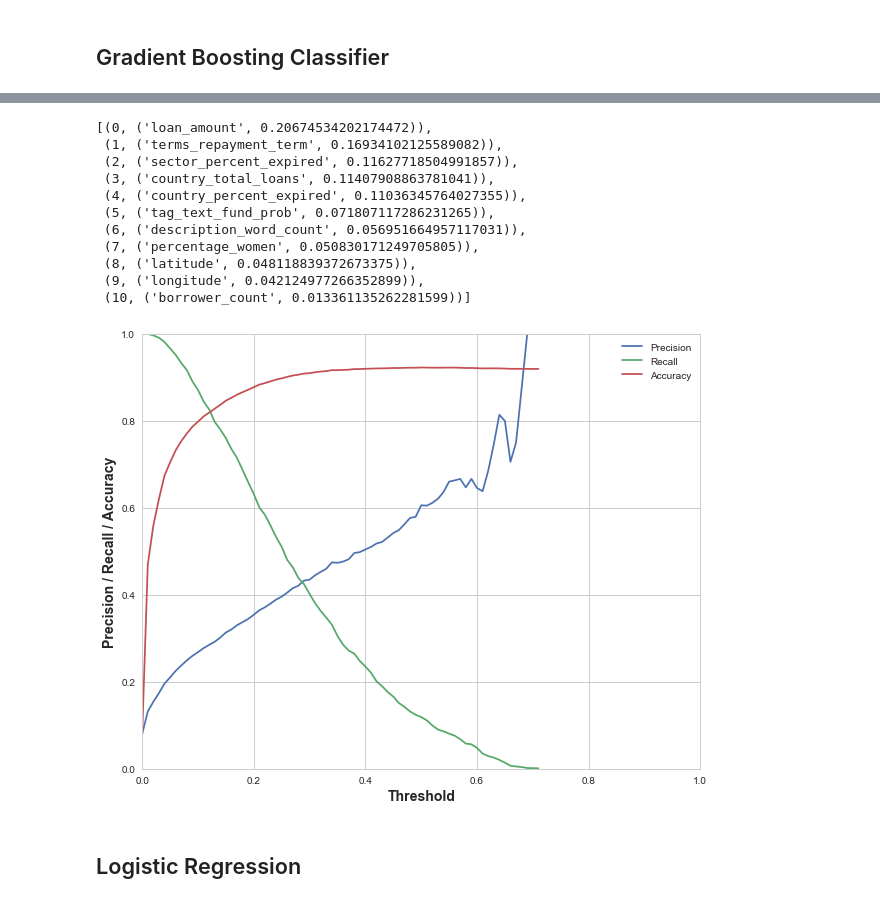
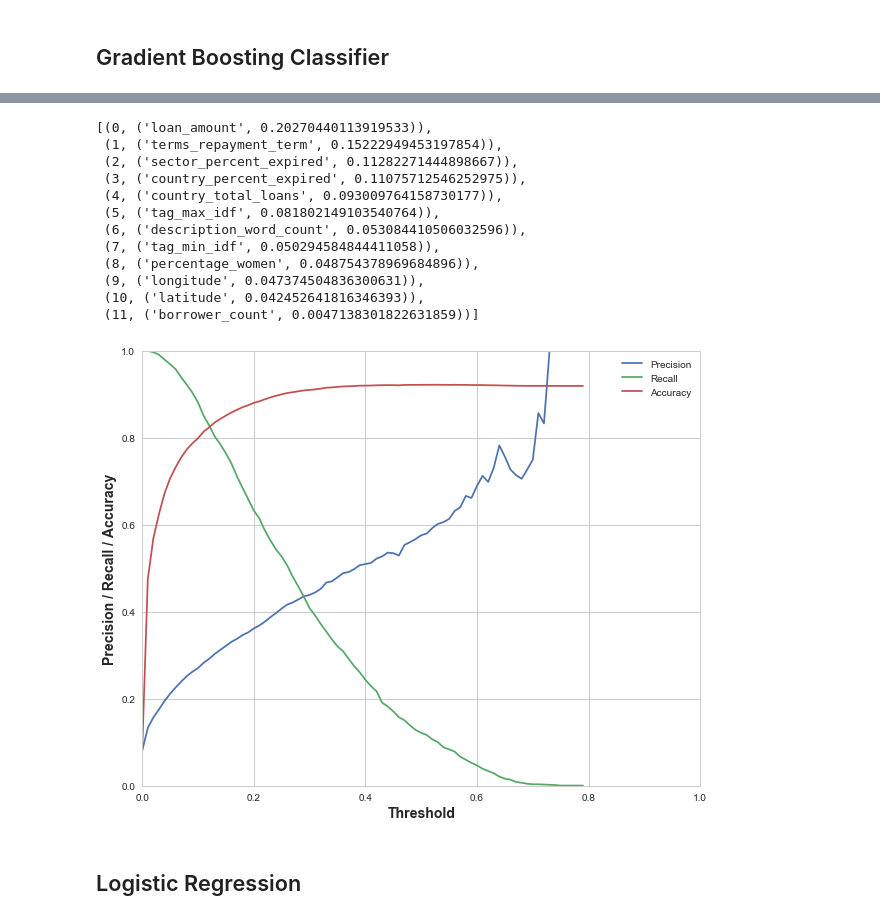
Before and after one commit to nanafwu/kiva-loan-classification, a Jupyter notebook: Kiva_Loan_Classification.ipynb, the cells around one changed output, grey strips where cells are left out. Saved outputs shown, nothing was run; the diff lists cells and outputs as text; code cells hidden in the pictures.

```diff
--- a/Kiva_Loan_Classification.ipynb
+++ b/Kiva_Loan_Classification.ipynb
@@ -224,8 +188,0 @@ See the caveats in the documentation: http://pandas.pydata.org/pandas-docs/stabl
-# %%
-def calc_tag_fund_prob(tag_text):
-    clean_tag_text = tag_text.lower().replace('#', '')
-    tags = clean_tag_text.split(' ')
-    prob = sum([tag_text_to_prob.get(tag_word, 0) for tag_word in tags])
-    return prob
-
-X_train['tag_text_fund_prob'] = X_train['tag_text'].map(calc_tag_fund_prob)
@@ -238,3 +235,12 @@ See the caveats in the documentation: http://pandas.pydata.org/pandas-docs/stabl
+# %%
+def add_loan_min_max_idf_tag(row):
+    tag_text = row['tag_text']
+    tags = tokenize(tag_text)
+    loan_tags2idf = sorted([tag2idf[tag] for tag in tags])
+    row['tag_max_idf'] = loan_tags2idf[-1] or 0
+    row['tag_min_idf'] = loan_tags2idf[0] or 0
+
+    return row
 # %% [markdown]
 ### Loan Count and Expiration Percentage by Sector, Activity & Country
 
@@ -306,7 +291,7 @@ dtype: float64
 def loan_clean_engineer(row):
     """Add new fields
     `already_disbursed`, `percentage_women`, `sector_percent_expired`, `activity_percent_expired`,
-    `country_percent_expired`, `country_total_loans`, `description_word_count`, `tag_text_fund_prob`
+    `country_percent_expired`, `country_total_loans`, `description_word_count`, `tag_max_idf` and `tag_min_idf`
     """
 
     row['already_disbursed'] = False
@@ -340,9 +325,7 @@ def loan_clean_engineer(row):
         row['description_word_count'] = len(row.description.split(' '))
 
     # See if loan contains tags that are indicitive of funding
-    row['tag_text_fund_prob'] = train_medians['tag_text_fund_prob'] # default
-    if (row.tag_text):
-        row['tag_text_fund_prob'] = calc_tag_fund_prob(row.tag_text)
+    add_loan_min_max_idf_tag(row)
 
     return row
 
@@ -602,7 +587,7 @@ rf_cols =  ['loan_amount',  'latitude', 'longitude',
             'borrower_count', 'percentage_women',
             'sector_percent_expired', 'activity_percent_expired',
             'country_percent_expired', 'country_total_loans',
-            'terms_repayment_term', 'tag_text_fund_prob',
+            'terms_repayment_term', 'tag_max_idf', 'tag_min_idf',
             'description_word_count', 'knn_pred']
 
 rf_model = RandomForestClassifier(n_estimators=1000)
@@ -641,7 +627,7 @@ gb_cols =  ['loan_amount',  'latitude', 'longitude',
             'borrower_count', 'percentage_women',
             'sector_percent_expired',
             'country_percent_expired', 'country_total_loans',
-            'terms_repayment_term', 'tag_text_fund_prob', 'description_word_count']
+            'terms_repayment_term', 'tag_max_idf', 'tag_min_idf', 'description_word_count']
 
 gb_model = GradientBoostingClassifier()
 gb_model.fit(X_train.loc[:, gb_cols], y_train)
@@ -659,15 +645,16 @@ Log Loss:  0.186146790576
-[(0, ('loan_amount', 0.20674534202174472)),
- (1, ('terms_repayment_term', 0.16934102125589082)),
- (2, ('sector_percent_expired', 0.11627718504991857)),
- (3, ('country_total_loans', 0.11407908863781041)),
- (4, ('country_percent_expired', 0.11036345764027355)),
- (5, ('tag_text_fund_prob', 0.071807117286231265)),
- (6, ('description_word_count', 0.056951664957117031)),
- (7, ('percentage_women', 0.050830171249705805)),
- (8, ('latitude', 0.048118839372673375)),
- (9, ('longitude', 0.042124977266352899)),
- (10, ('borrower_count', 0.013361135262281599))]
+[(0, ('loan_amount', 0.20270440113919533)),
+ (1, ('terms_repayment_term', 0.15222949453197854)),
+ (2, ('sector_percent_expired', 0.11282271444898667)),
+ (3, ('country_percent_expired', 0.11075712546252975)),
+ (4, ('country_total_loans', 0.093009764158730177)),
+ (5, ('tag_max_idf', 0.081802149103540764)),
+ (6, ('description_word_count', 0.053084410506032596)),
+ (7, ('tag_min_idf', 0.050294584844411058)),
+ (8, ('percentage_women', 0.048754378969684896)),
+ (9, ('longitude', 0.047374504836300631)),
+ (10, ('latitude', 0.042452641816346393)),
+ (11, ('borrower_count', 0.0047138301822631859))]
-[figure, old version]
+[figure, new version]
 # %% [markdown]
 ## Logistic Regression
 # %%
```
Also changed, not shown: parts of 17 cells of this notebook.
